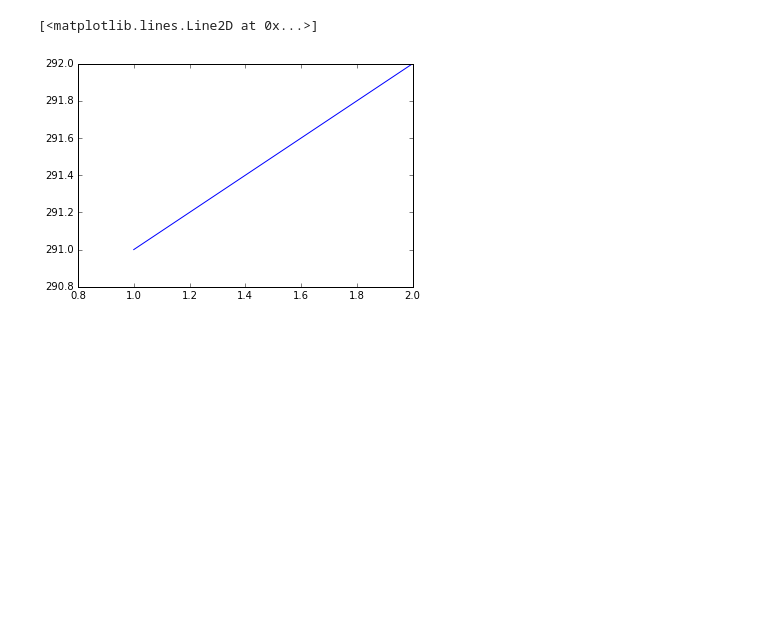
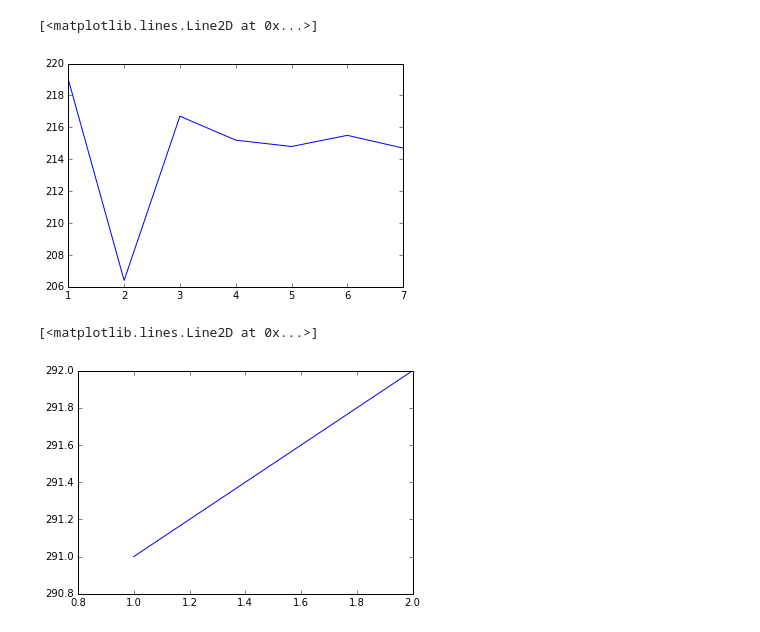
Before and after one commit to colinlzh/titanic, a Jupyter notebook: Untitled.ipynb, the cells around one changed output. Drawn from its saved outputs; the diff is of its cells as text; code cells hidden in the pictures; blank space fills up the shorter version.

```diff
--- a/Untitled.ipynb
+++ b/Untitled.ipynb
@@ -42,27 +112,30 @@ out
 # %%
 from pyspark.mllib.regression import LabeledPoint
 from pyspark.mllib.classification import LogisticRegressionWithLBFGS, LogisticRegressionModel
 from pyspark.mllib.classification import SVMWithSGD, SVMModel
-from pyspark.mllib.tree import RandomForest，GradientBoostedTrees, GradientBoostedTreesModel
+from pyspark.mllib.tree import RandomForest
 
 def evaluate(data,tree,deth,l2):
     re=0
     for i in range(10):
         (trainingData, testData) = data.randomSplit([0.7, 0.3])
         model = RandomForest.trainClassifier(trainingData, numClasses=2,
                                          numTrees=tree, featureSubsetStrategy="auto",categoricalFeaturesInfo={},
                                          impurity='gini', maxDepth=deth, maxBins=32)
     #     model2 = LogisticRegressionWithLBFGS.train(parsedData,iteration,regParam =l2,regType='l1')
         # Evaluating the model on training data
         predictions = model.predict(testData.map(lambda x: x.features))
         labelsAndPreds2 = testData.map(lambda lp: lp.label).zip(predictions)
         re+=labelsAndPreds2.filter(lambda x:x[0]==x[1]).count()
 #     labelsAndPreds2 = testData.map(lambda p: (p.label, model.predict(p.features)))
-    return re/10
+    return re
 parsedData=okrecord.map(lambda x:[float(a) for a in x]).map(lambda x:LabeledPoint(x[1],x[2:]))
 iter=[1,2,3,4,5,6,7]
 out=[evaluate(parsedData,it,4,0)for it in iter]
 plt.plot(iter,out)
+# %% [output]
+[<matplotlib.lines.Line2D at 0x...>]
+[figure, added]
 # %%
 from pyspark.mllib.regression import LabeledPoint
 from pyspark.mllib.classification import LogisticRegressionWithLBFGS, LogisticRegressionModel
```
Also changed, not shown: parts of 14 cells of this notebook, 5 other files.
